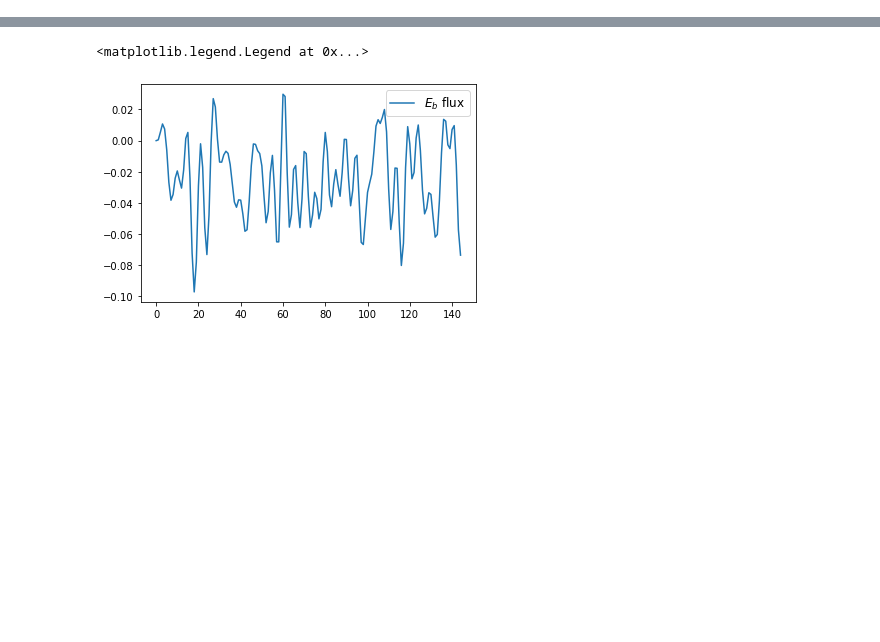
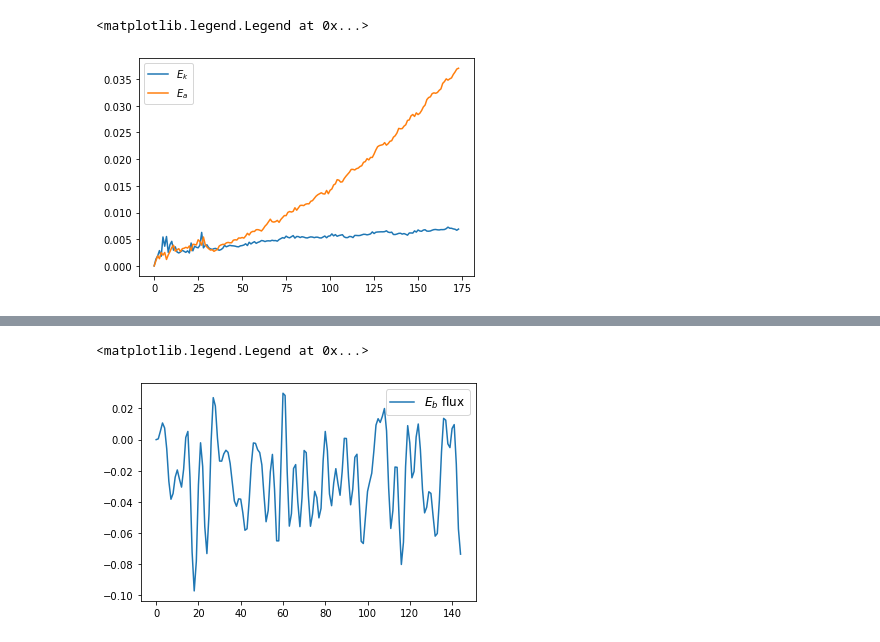
Before and after one commit to cpierard/Nyles, a Jupyter notebook: notebooks/Untitled.ipynb, the cells around one changed output, grey strips where cells are left out. Cells and saved outputs as stored; diff of their text form; code cells hidden in the pictures; blank space fills up the shorter version.

```diff
--- a/notebooks/Untitled.ipynb
+++ b/notebooks/Untitled.ipynb
@@ -28,2 +19,2 @@ Ek = exp.KE_volume(0.3, 0.55)
 # %%
-Ea = exp.APE_volume(0.3, 0.55)
+%time Ea = exp.Volume_integral('APE', 0.3, 0.55)
@@ -29,0 +24,9 @@ Ea = exp.APE_volume(0.3, 0.55)
+# %%
+#plt.plot(Ek_lento, label='$E_k$ lento')
+plt.plot(Ek_rapido, label='$E_k$')
+plt.plot(Ea, label='$E_a$')
+#plt.plot(Ea_lento, label='$E_a$ lento')
+plt.legend()
+# %% [output]
+<matplotlib.legend.Legend at 0x...>
+[figure, added]
```
Also changed, not shown: parts of 16 cells of this notebook, 3 other files.
